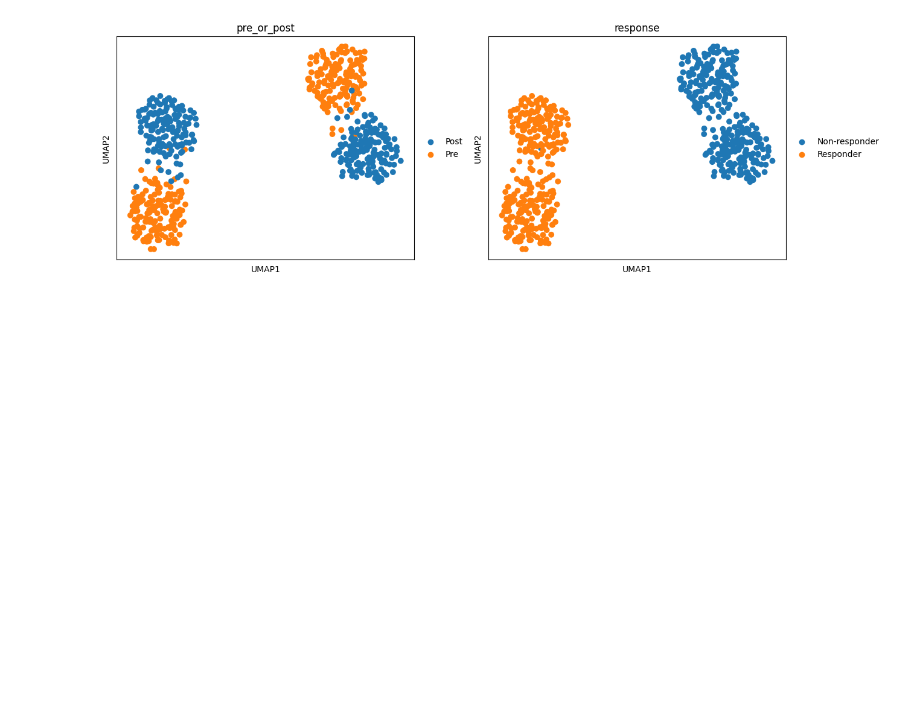
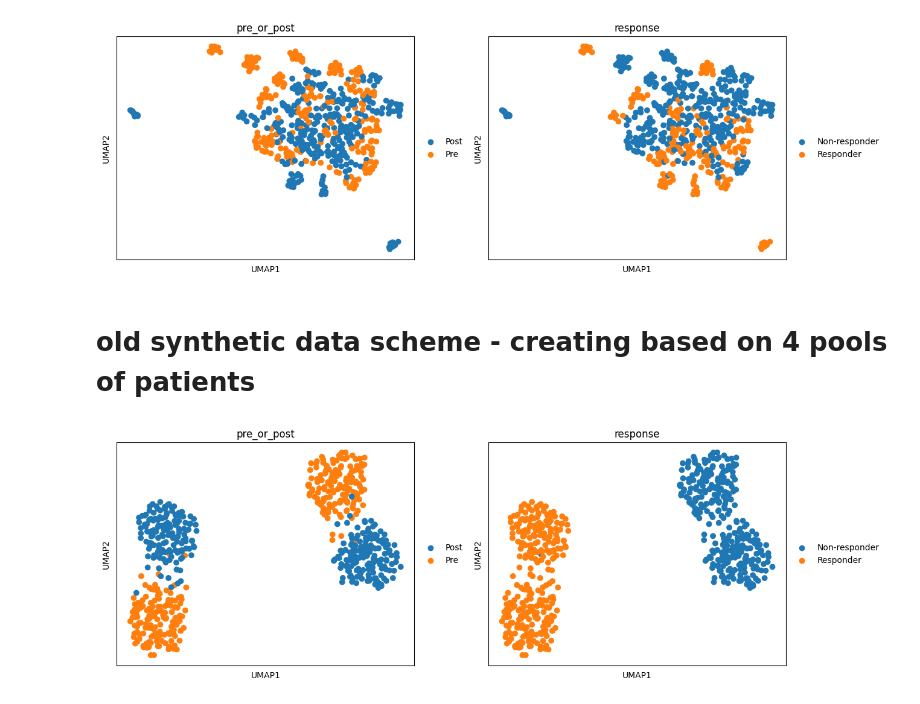
Before and after one commit to rpeys/scSet, a Jupyter notebook: notebooks/Pseudobulk_SadeFeldman.ipynb, the cells around one changed output. Drawn from its saved outputs; the diff is of its cells as text; code cells hidden in the pictures; blank space fills up the shorter version.

```diff
--- a/notebooks/Pseudobulk_SadeFeldman.ipynb
+++ b/notebooks/Pseudobulk_SadeFeldman.ipynb
@@ -37,3 +37,12 @@ plot_umap(bln_adata)
+# %%
+# Visualize synthetic Sade Feldman data
+adata = read_data('/localdata/rna_rep_learning/sadefeldman/synthetic_data/syn_adata_noised_std_0.7261.h5ad')
+bln_adata = compute_pseudobulk(adata,'syn_pid')
+plot_umap(bln_adata)
+# %% [output]
+[figure, added]
+# %% [markdown]
+# old synthetic data scheme - creating based on 4 pools of patients
 # %%
 # Visualize synthetic Sade Feldman data
 adata = read_data('/localdata/rna_rep_learning/sadefeldman/synthetic_data/synthetic_adata.h5ad')
```
Also changed, not shown: parts of 2 cells of this notebook.
